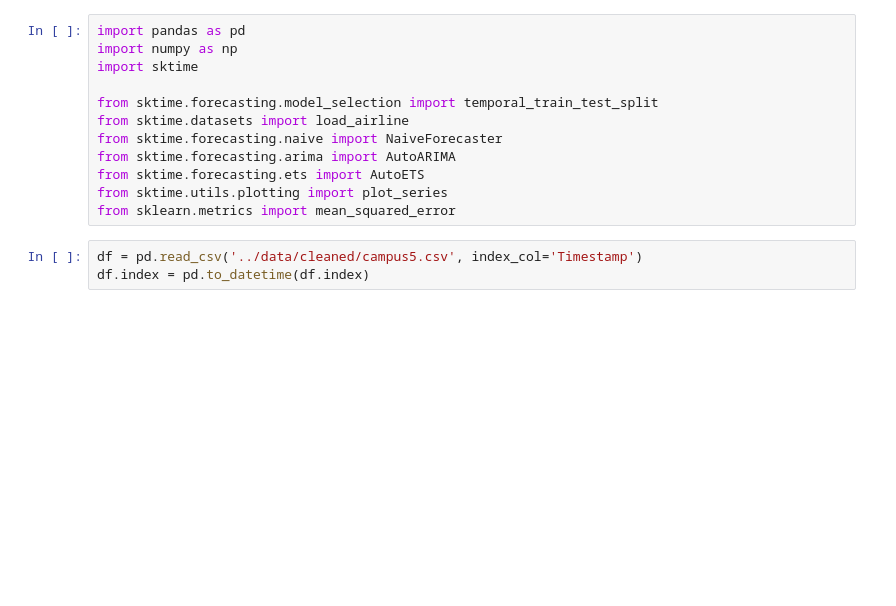
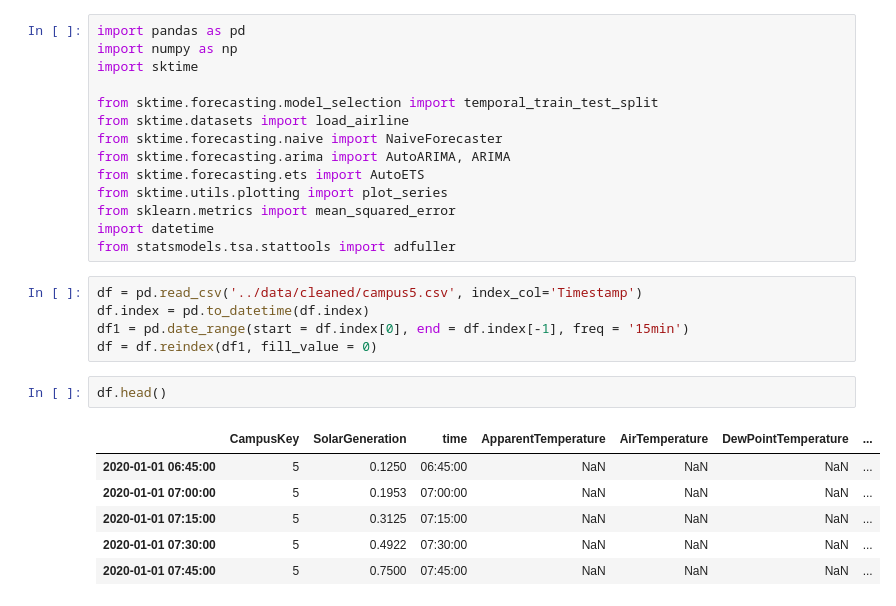
Before and after one commit to jeff-shakes/Solar-Generation-Prediction, a Jupyter notebook: code/04 - Modeling.ipynb, the cells around one changed output. Drawn from its saved outputs; the diff is of its cells as text; blank space fills up the shorter version.

```diff
--- a/code/04 - Modeling.ipynb
+++ b/code/04 - Modeling.ipynb
@@ -6,10 +6,23 @@ import sktime
 from sktime.forecasting.model_selection import temporal_train_test_split
 from sktime.datasets import load_airline
 from sktime.forecasting.naive import NaiveForecaster
-from sktime.forecasting.arima import AutoARIMA
+from sktime.forecasting.arima import AutoARIMA, ARIMA
 from sktime.forecasting.ets import AutoETS
 from sktime.utils.plotting import plot_series
 from sklearn.metrics import mean_squared_error
+import datetime
+from statsmodels.tsa.stattools import adfuller
 # %%
 df = pd.read_csv('../data/cleaned/campus5.csv', index_col='Timestamp')
 df.index = pd.to_datetime(df.index)
+df1 = pd.date_range(start = df.index[0], end = df.index[-1], freq = '15min')
+df = df.reindex(df1, fill_value = 0)
+# %%
+df.head()
+# %% [output]
+|  | CampusKey | SolarGeneration | time | ApparentTemperature | AirTemperature | DewPointTemperature | ... |
+| 2020-01-01 06:45:00 | 5 | 0.1250 | 06:45:00 | NaN | NaN | NaN | ... |
+| 2020-01-01 07:00:00 | 5 | 0.1953 | 07:00:00 | NaN | NaN | NaN | ... |
+| 2020-01-01 07:15:00 | 5 | 0.3125 | 07:15:00 | NaN | NaN | NaN | ... |
+| 2020-01-01 07:30:00 | 5 | 0.4922 | 07:30:00 | NaN | NaN | NaN | ... |
+| 2020-01-01 07:45:00 | 5 | 0.7500 | 07:45:00 | NaN | NaN | NaN | ... |
```
Also changed, not shown: parts of 24 cells of this notebook, 6 other files.
